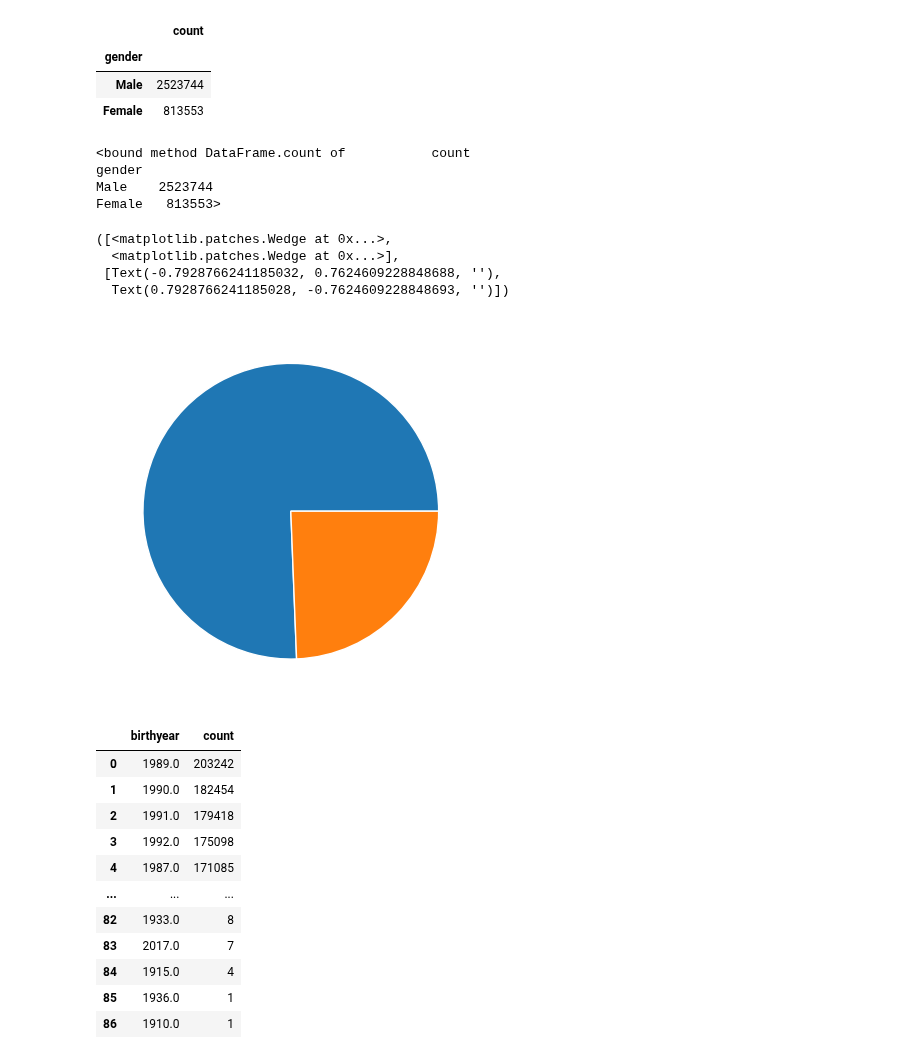
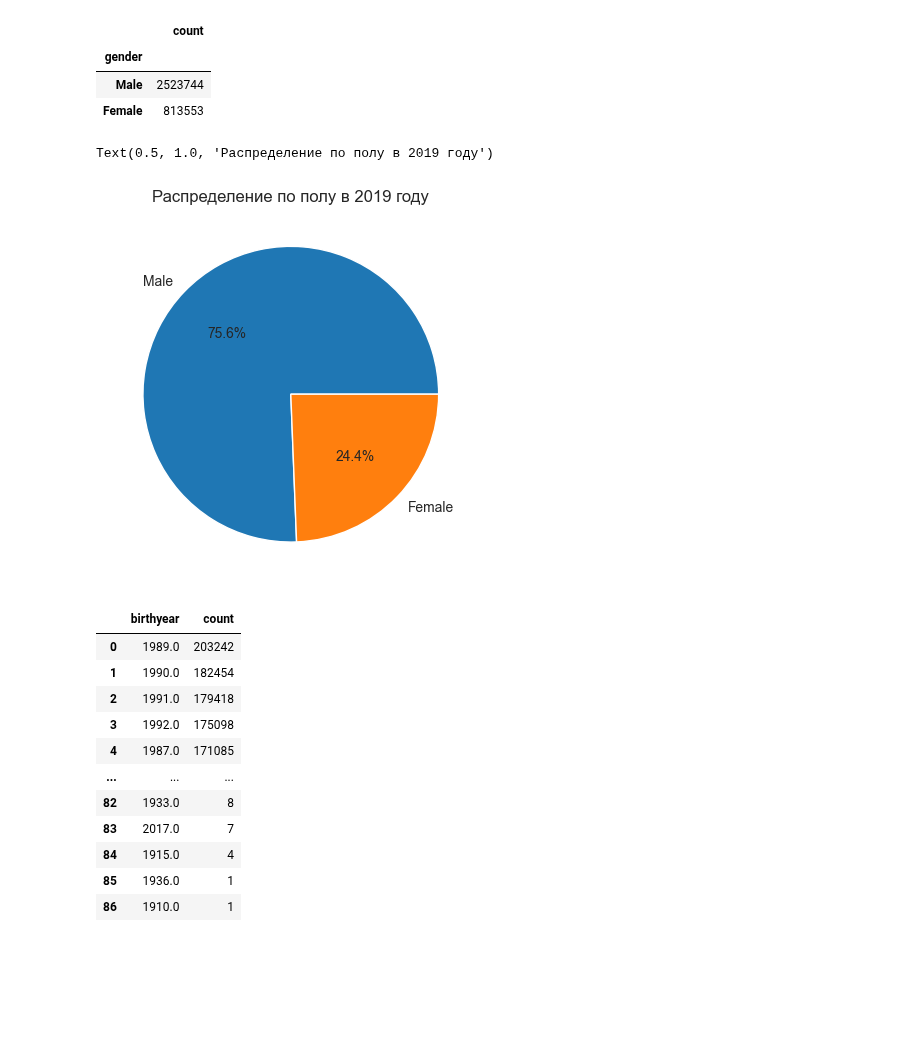
Before and after one commit to kapibarr/big-data-project, a Jupyter notebook: Gender-Age.ipynb, the cells around one changed output. Saved outputs shown, nothing was run; the diff lists cells and outputs as text; code cells hidden in the pictures; blank space fills up the shorter version.

```diff
--- a/Gender-Age.ipynb
+++ b/Gender-Age.ipynb
@@ -33,21 +33,12 @@ grouped_gender
 | gender |  |
 | Male | 2523744 |
 | Female | 813553 |
-# %%
-grouped_gender.count
-# %% [output]
-<bound method DataFrame.count of           count
-gender
-Male    2523744
-Female   813553>
-# %%
-plt.pie(grouped_gender['count'])
-# %% [output]
-([<matplotlib.patches.Wedge at 0x...>,
-  <matplotlib.patches.Wedge at 0x...>],
- [Text(-0.7928766241185032, 0.7624609228848688, ''),
-  Text(0.7928766241185028, -0.7624609228848693, '')])
-[figure, removed]
+# %%
+plt.pie(grouped_gender['count'], autopct="%1.1f%%", labels=grouped_gender.index)
+plt.title("Распределение по полу в 2019 году")
+# %% [output]
+Text(0.5, 1.0, 'Распределение по полу в 2019 году')
+[figure, added]
 # %%
 grouped_age = pd.DataFrame(people["birthyear"].value_counts())
 grouped_age = grouped_age.reset_index()
```
